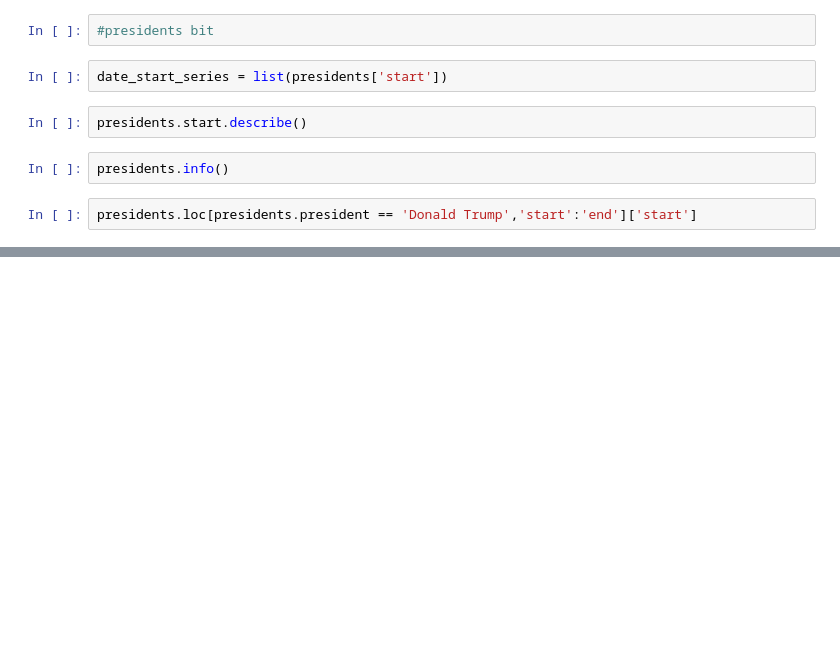
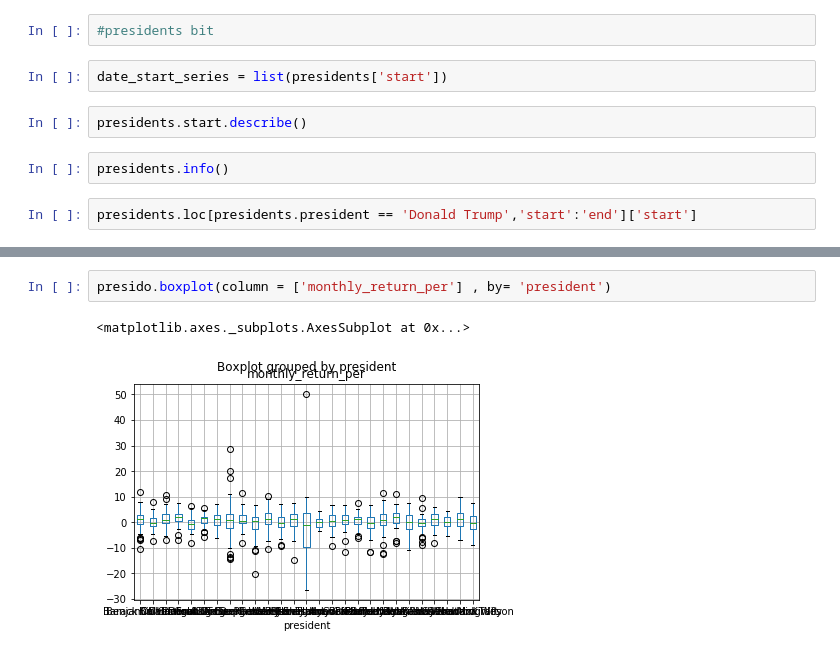
Before and after one commit to Carterbouley/mod_3_project, a Jupyter notebook: Josh Notebook.ipynb, the cells around one changed output, grey strips where cells are left out. Cells and saved outputs as stored; diff of their text form; blank space fills up the shorter version.

```diff
--- a/Josh Notebook.ipynb
+++ b/Josh Notebook.ipynb
@@ -721,0 +797,5 @@ FileNotFoundError: File b'clean_sp.csv' does not exist
+# %%
+presido.boxplot(column = ['monthly_return_per'] , by= 'president')
+# %% [output]
+<matplotlib.axes._subplots.AxesSubplot at 0x...>
+[figure, added]
```
Also changed, not shown: parts of 10 cells of this notebook.
